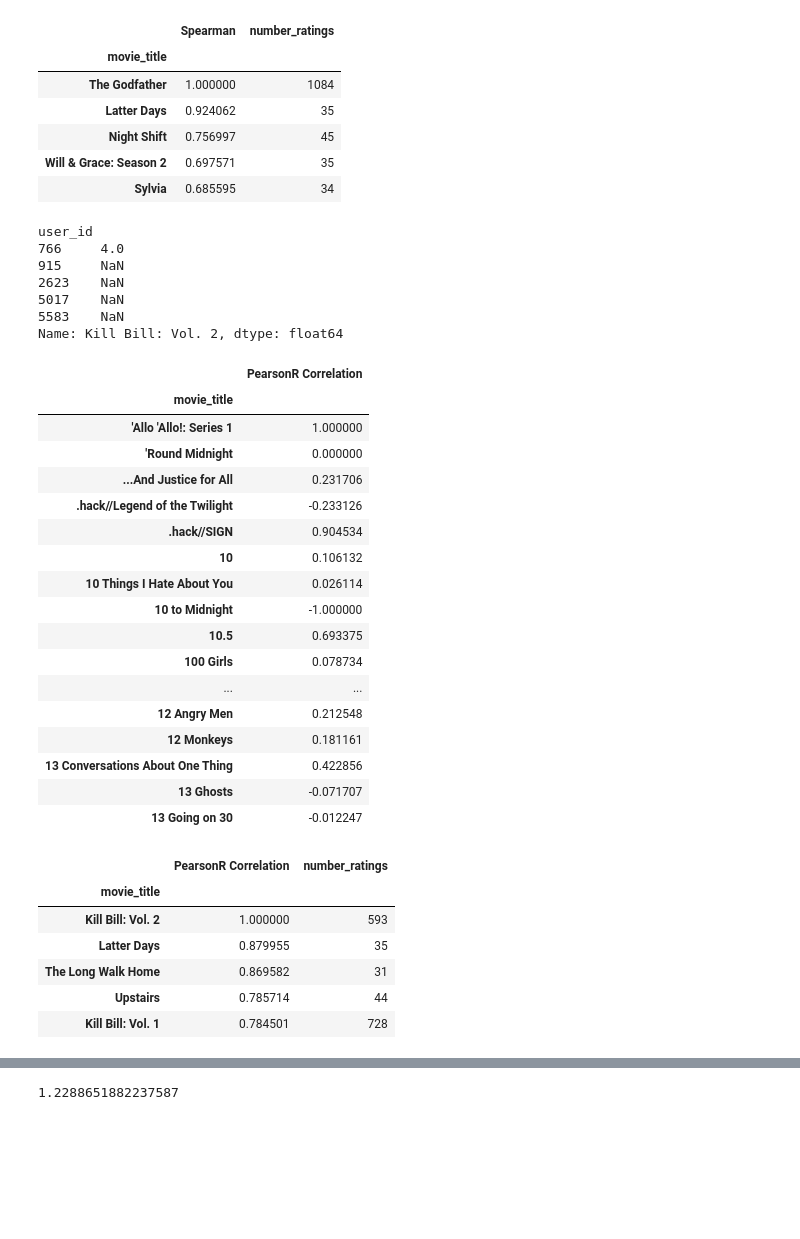
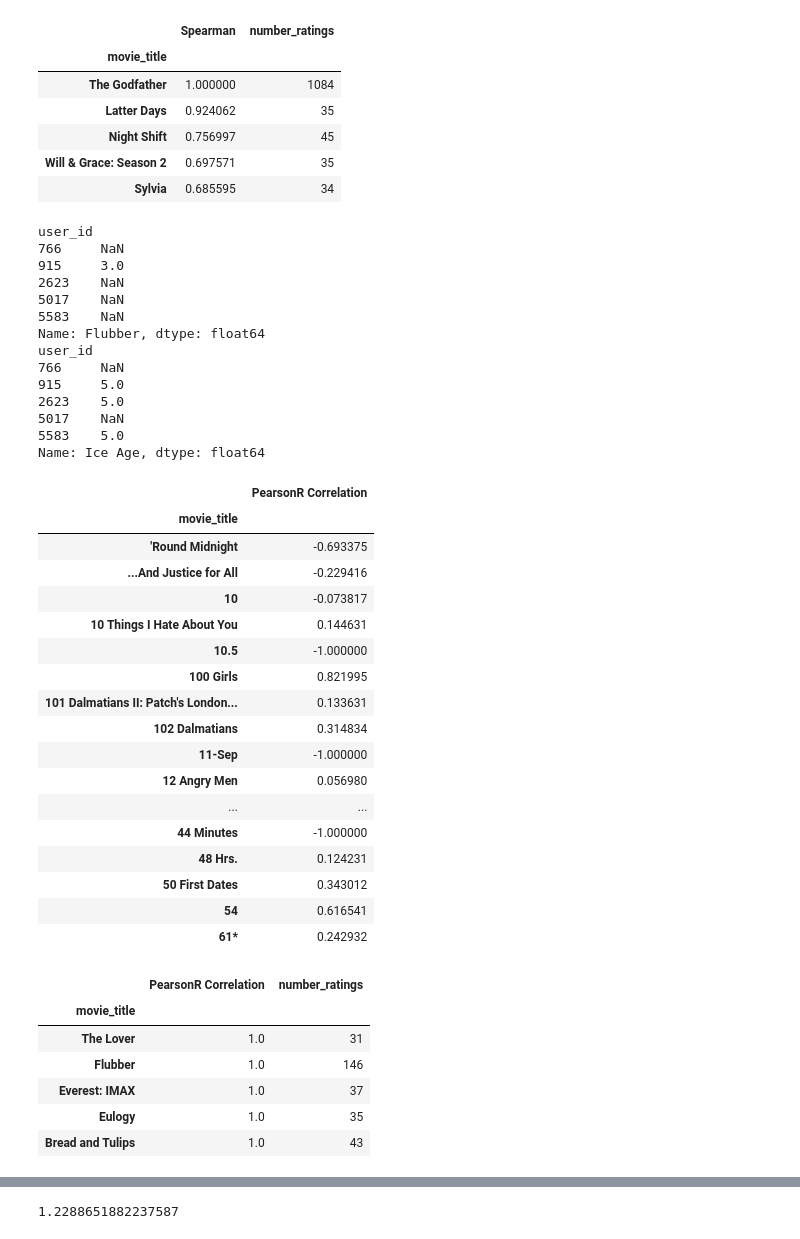
Before and after one commit to gwu-data-mining-finalproject/Final-Project-GroupX, a Jupyter notebook: aaron-gauthier-individual-project/Code/Recommender Engine - Data Mining Project - Reboot - Final- 21 April 2019.ipynb, the cells around one changed output, grey strips where cells are left out. Drawn from its saved outputs; the diff is of its cells as text; code cells hidden in the pictures; blank space fills up the shorter version.

Commit message:
Add files via upload
Final submission file for Data Mining Project.

```diff
--- a/aaron-gauthier-individual-project/Code/Recommender Engine - Data Mining Project - Reboot - Final- 21 April 2019.ipynb
+++ b/aaron-gauthier-individual-project/Code/Recommender Engine - Data Mining Project - Reboot - Final- 21 April 2019.ipynb
@@ -635,56 +634,65 @@ corr_thegodfather_s[corr_thegodfather_s['number_ratings']>30].sort_values('Spear
 | Sylvia | 0.685595 | 34 |
 # %%
 # Analysing correlation with similar movies
-killbillvol2_user_ratings = movie_piv['Kill Bill: Vol. 2']
+flubber_user_ratings = movie_piv['Flubber']
+iceage_user_ratings = movie_piv['Ice Age']
 
-killbillvol2_user_ratings.head()
+print(flubber_user_ratings.head())
+print(iceage_user_ratings.head())
 # %% [output]
 user_id
-766     4.0
-915     NaN
+766     NaN
+915     3.0
 2623    NaN
 5017    NaN
 5583    NaN
-Name: Kill Bill: Vol. 2, dtype: float64
+Name: Flubber, dtype: float64
+user_id
+766     NaN
+915     5.0
+2623    5.0
+5017    NaN
+5583    5.0
+Name: Ice Age, dtype: float64
 # %%
 # Analyzing the correlation with similar movies
-similar_to_killbillvol2 = movie_piv.corrwith(killbillvol2_user_ratings, method = 'pearson')
+similar_to_flubber = movie_piv.corrwith(flubber_user_ratings, method = 'pearson')
 
-corr_killbillvol2 = pd.DataFrame(similar_to_killbillvol2, columns = ['PearsonR Correlation'])
-corr_killbillvol2.dropna(inplace = True)
-corr_killbillvol2.head(20)
+corr_flubber = pd.DataFrame(similar_to_flubber, columns = ['PearsonR Correlation'])
+corr_flubber.dropna(inplace = True)
+corr_flubber.head(50)
 # %% [output]
 |  | PearsonR Correlation |
 | movie_title |  |
-| 'Allo 'Allo!: Series 1 | 1.000000 |
-| 'Round Midnight | 0.000000 |
-| ...And Justice for All | 0.231706 |
-| .hack//Legend of the Twilight | -0.233126 |
-| .hack//SIGN | 0.904534 |
-| 10 | 0.106132 |
-| 10 Things I Hate About You | 0.026114 |
-| 10 to Midnight | -1.000000 |
-| 10.5 | 0.693375 |
-| 100 Girls | 0.078734 |
+| 'Round Midnight | -0.693375 |
+| ...And Justice for All | -0.229416 |
+| 10 | -0.073817 |
+| 10 Things I Hate About You | 0.144631 |
+| 10.5 | -1.000000 |
+| 100 Girls | 0.821995 |
+| 101 Dalmatians II: Patch's London... | 0.133631 |
+| 102 Dalmatians | 0.314834 |
+| 11-Sep | -1.000000 |
+| 12 Angry Men | 0.056980 |
 | ... | ... |
-| 12 Angry Men | 0.212548 |
-| 12 Monkeys | 0.181161 |
-| 13 Conversations About One Thing | 0.422856 |
-| 13 Ghosts | -0.071707 |
-| 13 Going on 30 | -0.012247 |
+| 44 Minutes | -1.000000 |
+| 48 Hrs. | 0.124231 |
+| 50 First Dates | 0.343012 |
+| 54 | 0.616541 |
+| 61* | 0.242932 |
 # %%
-# Similar movies like Kill Bill: Vol. 2
-corr_killbillvol2.sort_values('PearsonR Correlation', ascending = False).head(10)
-corr_killbillvol2 = corr_killbillvol2.join(movie_rating_counts['number_ratings'])
-corr_killbillvol2.head()
-corr_killbillvol2[corr_killbillvol2['number_ratings']>30].sort_values('PearsonR Correlation', ascending = False).head()
+# Similar movies like Flubber
+corr_flubber.sort_values('PearsonR Correlation', ascending = False).head(10)
+corr_flubber = corr_flubber.join(movie_rating_counts['number_ratings'])
+corr_flubber.head()
+corr_flubber[corr_flubber['number_ratings']>30].sort_values('PearsonR Correlation', ascending = False).head()
 # %% [output]
 |  | PearsonR Correlation | number_ratings |
 | movie_title |  |  |
-| Kill Bill: Vol. 2 | 1.000000 | 593 |
-| Latter Days | 0.879955 | 35 |
-| The Long Walk Home | 0.869582 | 31 |
-| Upstairs | 0.785714 | 44 |
-| Kill Bill: Vol. 1 | 0.784501 | 728 |
+| The Lover | 1.0 | 31 |
+| Flubber | 1.0 | 146 |
+| Everest: IMAX | 1.0 | 37 |
+| Eulogy | 1.0 | 35 |
+| Bread and Tulips | 1.0 | 43 |
 # %%
 # Analyzing the correlation with similar movies
```
Also changed, not shown: parts of 7 cells of this notebook.
